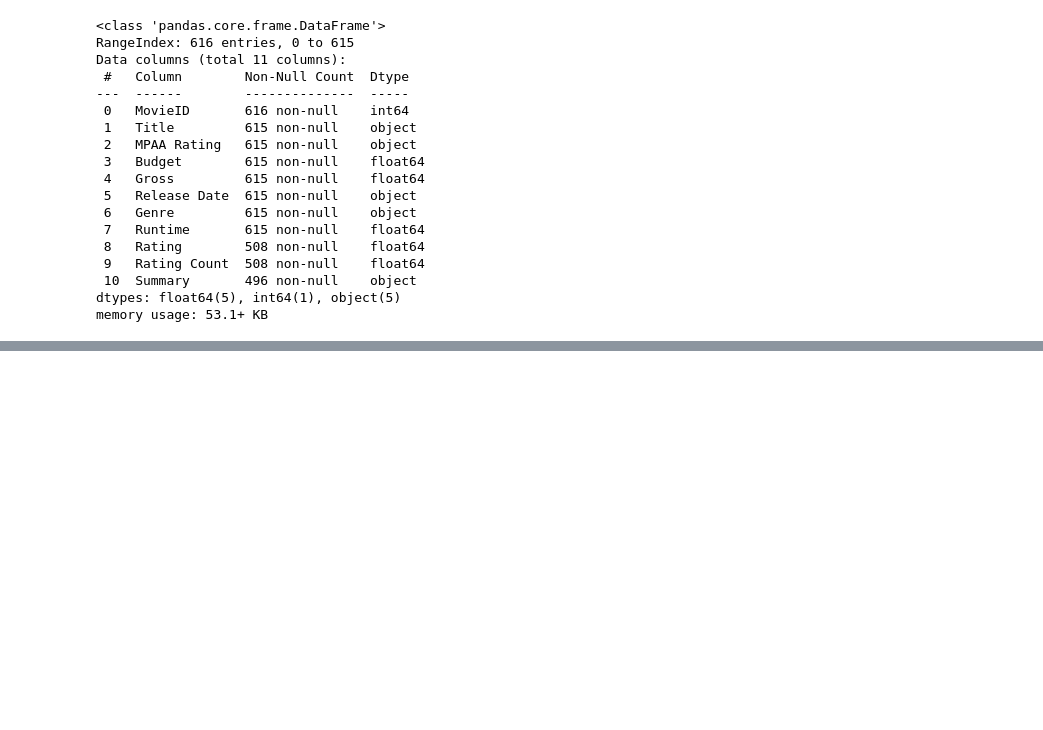
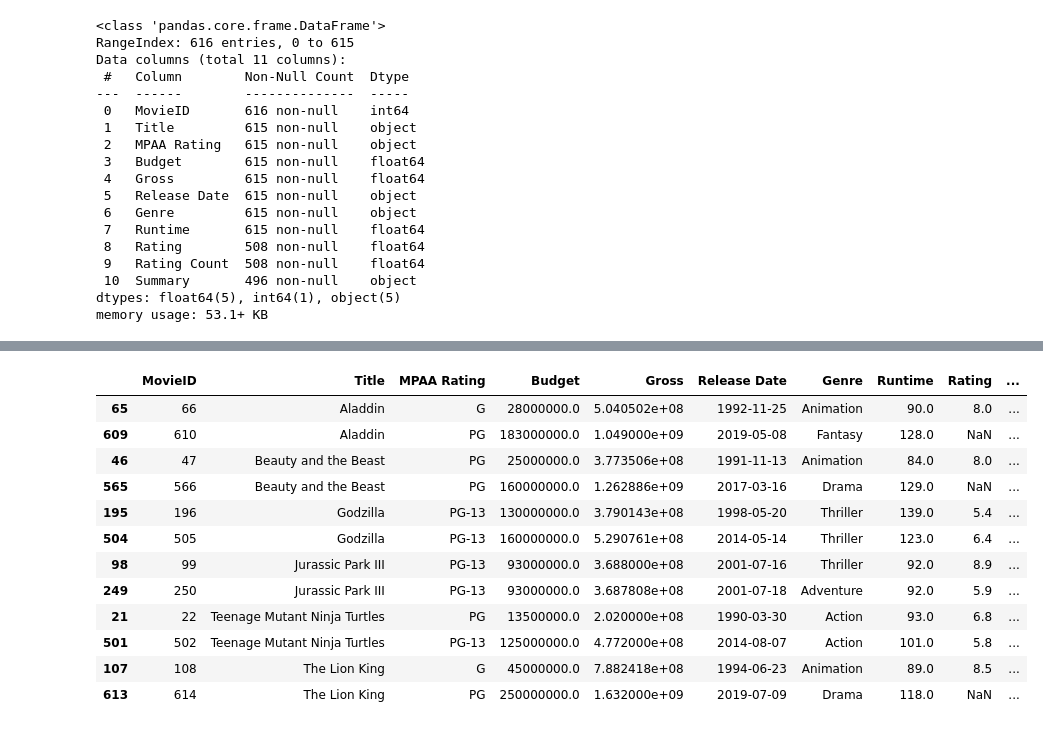
Before and after one commit to killianmeehan/Pandas, a Jupyter notebook: Exercises.ipynb, the cells around one changed output, grey strips where cells are left out. Cells and saved outputs as stored; diff of their text form; code cells hidden in the pictures; blank space fills up the shorter version.

```diff
--- a/Exercises.ipynb
+++ b/Exercises.ipynb
@@ -53,0 +59,21 @@ df.drop_duplicates(subset=["Title"], keep='first', inplace=False, ignore_index=F
+# %%
+# Two methods for showing duplicates. First one
+titles = df["Title"]
+df[titles.isin(titles[titles.duplicated()])].sort_values("Title")
+
+#second one is a little more "advanced". The underscore is a placeholder for an argument, where we don't want to use it for anything in a lambda-like expression.
+#pd.concat(g for _, g in df.groupby("Title") if len(g) > 1)
+# %% [output]
+|  | MovieID | Title | MPAA Rating | Budget | Gross | Release Date | Genre | Runtime | Rating | ... |
+| 65 | 66 | Aladdin | G | 28000000.0 | 5.040502e+08 | 1992-11-25 | Animation | 90.0 | 8.0 | ... |
+| 609 | 610 | Aladdin | PG | 183000000.0 | 1.049000e+09 | 2019-05-08 | Fantasy | 128.0 | NaN | ... |
+| 46 | 47 | Beauty and the Beast | PG | 25000000.0 | 3.773506e+08 | 1991-11-13 | Animation | 84.0 | 8.0 | ... |
+| 565 | 566 | Beauty and the Beast | PG | 160000000.0 | 1.262886e+09 | 2017-03-16 | Drama | 129.0 | NaN | ... |
+| 195 | 196 | Godzilla | PG-13 | 130000000.0 | 3.790143e+08 | 1998-05-20 | Thriller | 139.0 | 5.4 | ... |
+| 504 | 505 | Godzilla | PG-13 | 160000000.0 | 5.290761e+08 | 2014-05-14 | Thriller | 123.0 | 6.4 | ... |
+| 98 | 99 | Jurassic Park III | PG-13 | 93000000.0 | 3.688000e+08 | 2001-07-16 | Thriller | 92.0 | 8.9 | ... |
+| 249 | 250 | Jurassic Park III | PG-13 | 93000000.0 | 3.687808e+08 | 2001-07-18 | Adventure | 92.0 | 5.9 | ... |
+| 21 | 22 | Teenage Mutant Ninja Turtles | PG | 13500000.0 | 2.020000e+08 | 1990-03-30 | Action | 93.0 | 6.8 | ... |
+| 501 | 502 | Teenage Mutant Ninja Turtles | PG-13 | 125000000.0 | 4.772000e+08 | 2014-08-07 | Action | 101.0 | 5.8 | ... |
+| 107 | 108 | The Lion King | G | 45000000.0 | 7.882418e+08 | 1994-06-23 | Animation | 89.0 | 8.5 | ... |
+| 613 | 614 | The Lion King | PG | 250000000.0 | 1.632000e+09 | 2019-07-09 | Drama | 118.0 | NaN | ... |
```
Also changed, not shown: parts of 9 cells of this notebook, 1 other file.
